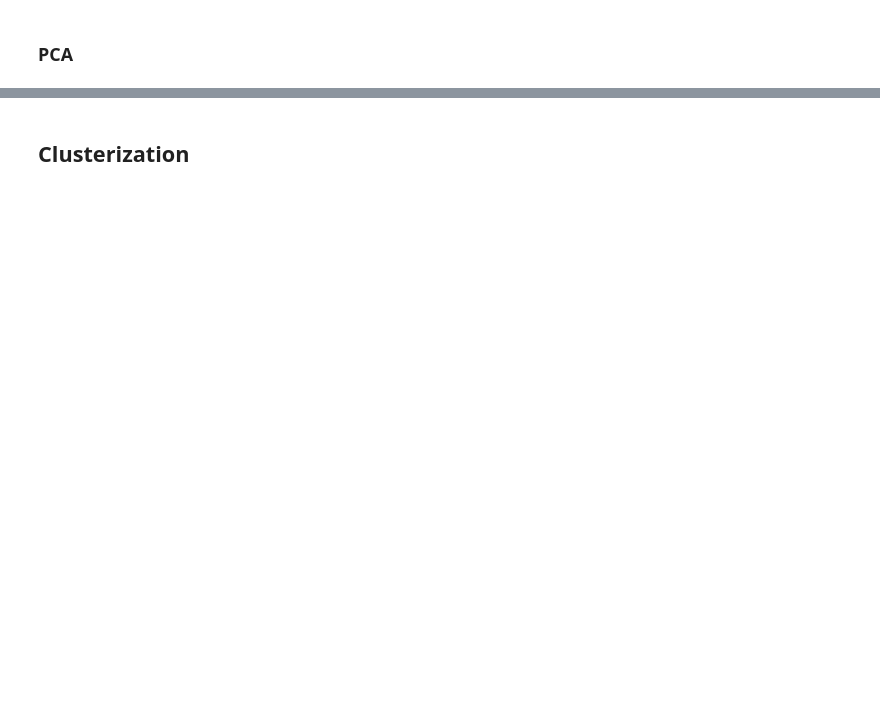
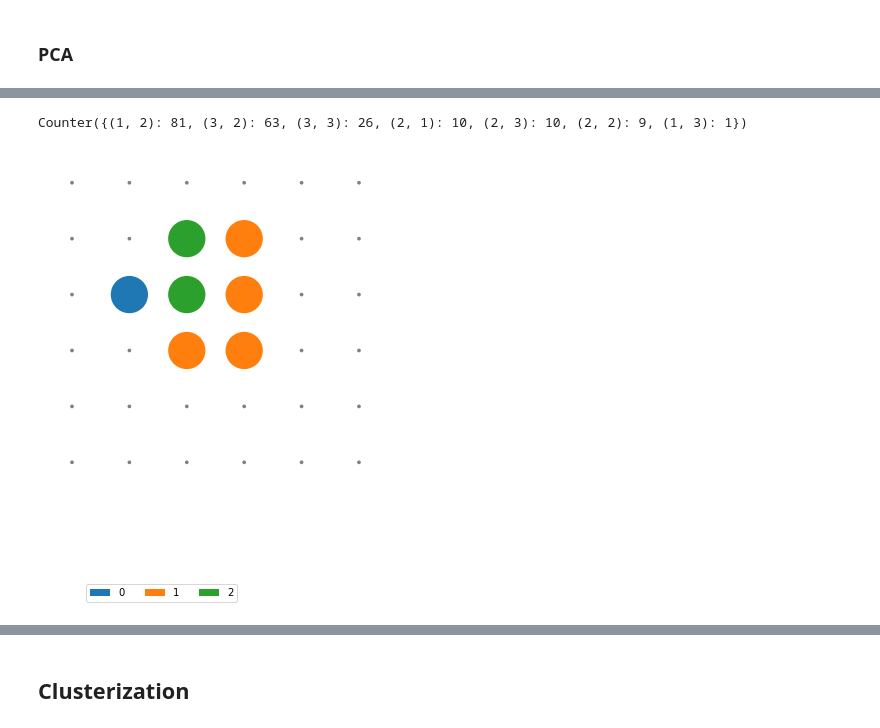
Before and after one commit to dzhurak/player-team-clusterization, a Jupyter notebook: 2. Player Group Clusterization.ipynb, the cells around one changed output, grey strips where cells are left out. Drawn from its saved outputs; the diff is of its cells as text; code cells hidden in the pictures; blank space fills up the shorter version.

```diff
--- a/2. Player Group Clusterization.ipynb
+++ b/2. Player Group Clusterization.ipynb
@@ -97,0 +140,9 @@ Text(0.5,1,'PCA 1st and 3rd components')
+# %%
+data = X_df[:200].values
+labels = y_df[:200]
+x_neurons = 6
+y_neurons = 6
+generate_som(data, labels, x_neurons, y_neurons)
+# %% [output]
+Counter({(1, 2): 81, (3, 2): 63, (3, 3): 26, (2, 1): 10, (2, 3): 10, (2, 2): 9, (1, 3): 1})
+[figure, added]
```
Also changed, not shown: parts of 19 cells of this notebook, 1 other file.
